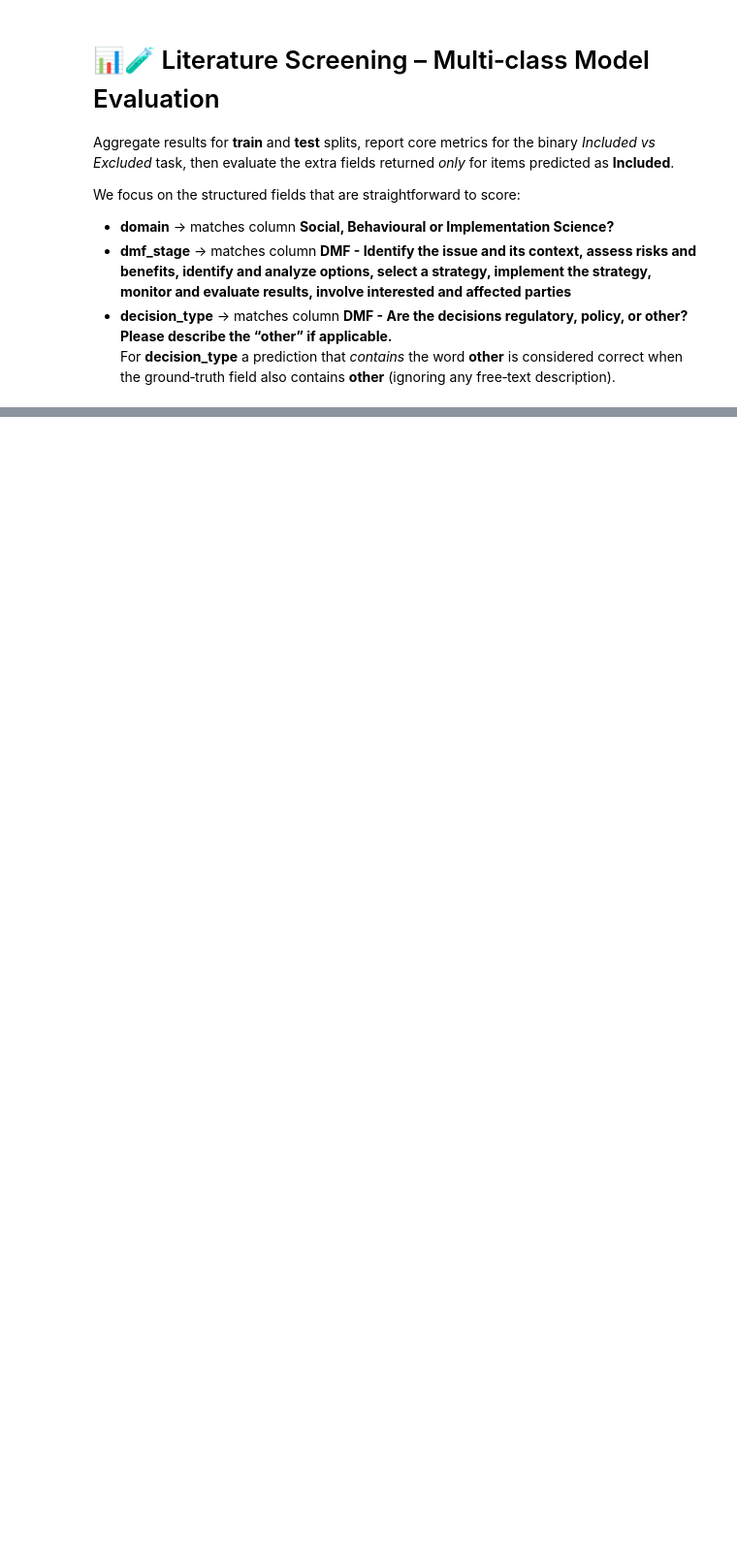
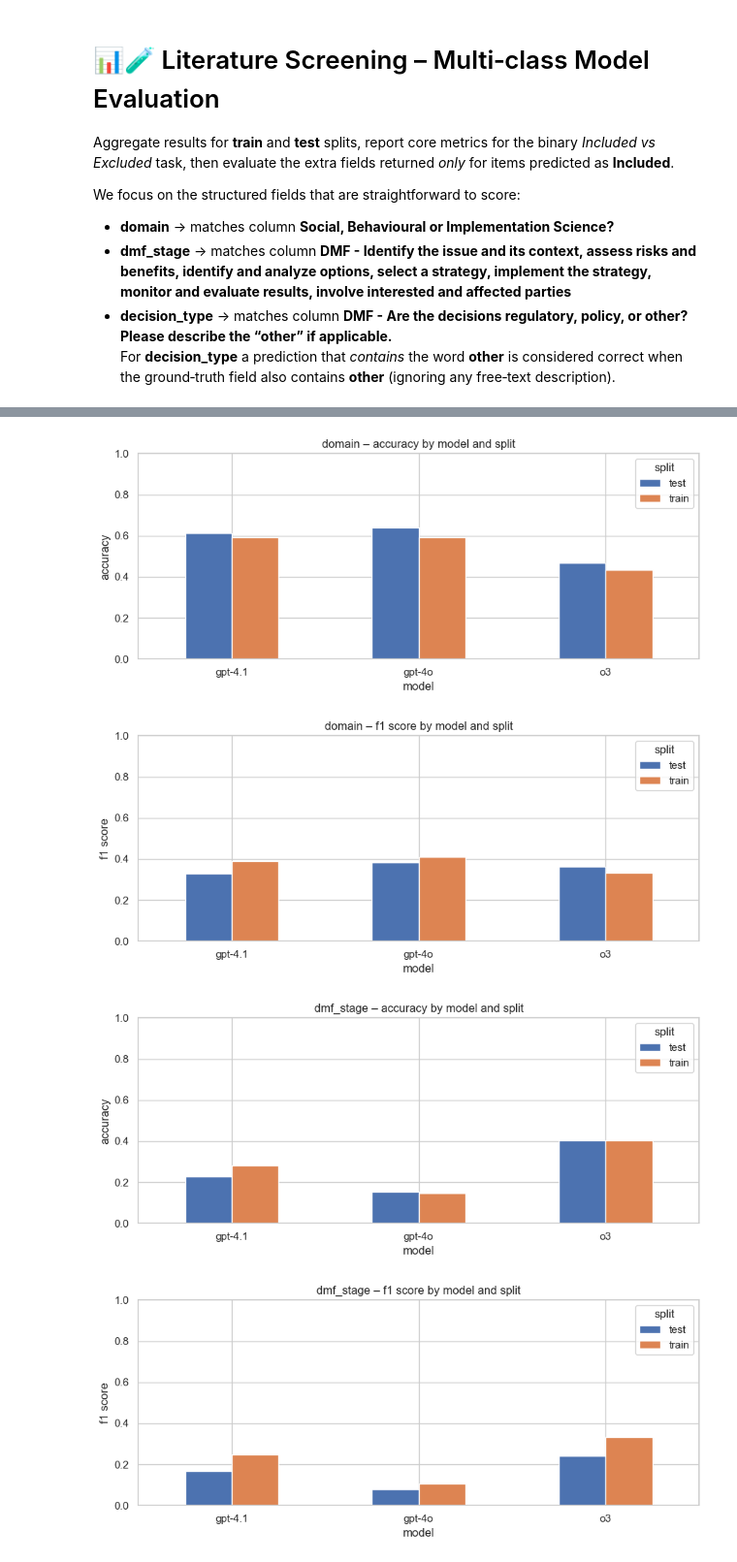
Before and after one commit to hc-sc-ocdo-bdpd/padAIwan, a Jupyter notebook: all_class_files/evaluate_models.ipynb, the cells around one changed output, grey strips where cells are left out. Shown: that part at 97% size. Saved outputs shown, nothing was run; the diff lists cells and outputs as text; code cells hidden in the pictures; blank space fills up the shorter version.

```diff
--- a/all_class_files/evaluate_models.ipynb
+++ b/all_class_files/evaluate_models.ipynb
@@ -239,7 +271,7 @@ metrics_cls = []
 
 for model, split_dict in all_predictions.items():
     for split, df in split_dict.items():
-        parsable = df[df["pred_class"].isin(["Included", "Excluded"])]
+        parsable = df[df["pred_class"].isin(["included", "excluded"])]
         unparsed = len(df) - len(parsable)
         if parsable.empty:
             continue
@@ -254,9 +286,9 @@ for model, split_dict in all_predictions.items():
                 "n_total": len(df),
                 "n_unparsed": unparsed,
                 "accuracy": accuracy_score(y_true, y_pred),
-                "precision": precision_score(y_true, y_pred, pos_label="Included"),
-                "recall": recall_score(y_true, y_pred, pos_label="Included"),
-                "f1": f1_score(y_true, y_pred, pos_label="Included"),
+                "precision": precision_score(y_true, y_pred, pos_label="included"),
+                "recall": recall_score(y_true, y_pred, pos_label="included"),
+                "f1": f1_score(y_true, y_pred, pos_label="included"),
             }
         )
 
@@ -356,20 +422,38 @@ else:
 # %%
-# ╔════════════════════════════════════════════════╗
-# ║ Cell 7 – Visualise extra-field accuracy 📊🏷️   ║
-# ╚════════════════════════════════════════════════╝
+# ╔══════════════════════════════════════════════════════════════╗
+# ║ Cell 7 – Visualise extra-field accuracy and f1 score 📊🏷️   ║
+# ╚══════════════════════════════════════════════════════════════╝
 if not a_extra.empty:
     for field in ["domain", "dmf_stage", "decision_type", "bipoc", "indigenous", "sex", "gender"]:
         fig, ax = plt.subplots(figsize=(9, 4))
-        subset = a_extra[a_extra["field"] == field].pivot(
+        subset_acc = a_extra[a_extra["field"] == field].pivot(
             index="model", columns="split", values="accuracy"
         )
-        subset.plot(kind="bar", ax=ax, rot=0)  # one bar-group per model
+        subset_acc.plot(kind="bar", ax=ax, rot=0)  # one bar-group per model
         ax.set_title(f"{field} – accuracy by model and split")
         ax.set_ylabel("accuracy")
         ax.set_xlabel("model")
         ax.set_ylim(0, 1)
         ax.legend(title="split")
         plt.tight_layout()
         plt.show()
+
+        fig2, ax2 = plt.subplots(figsize=(9, 4))
+        subset_f1 = a_extra[a_extra["field"] == field].pivot(
+            index="model", columns="split", values="f1"
+        )
+        subset_f1.plot(kind="bar", ax=ax2, rot=0)  # one bar-group per model
+        ax2.set_title(f"{field} – f1 score by model and split")
+        ax2.set_ylabel("f1 score")
+        ax2.set_xlabel("model")
+        ax2.set_ylim(0, 1)
+        ax2.legend(title="split")
+        plt.tight_layout()
+        plt.show()
 else:
     print("No extra-field metrics to plot.")
+# %% [output]
+[figure, added]
+[figure, added]
+[figure, added]
+[figure, added]
```
Also changed, not shown: parts of 9 cells of this notebook.
